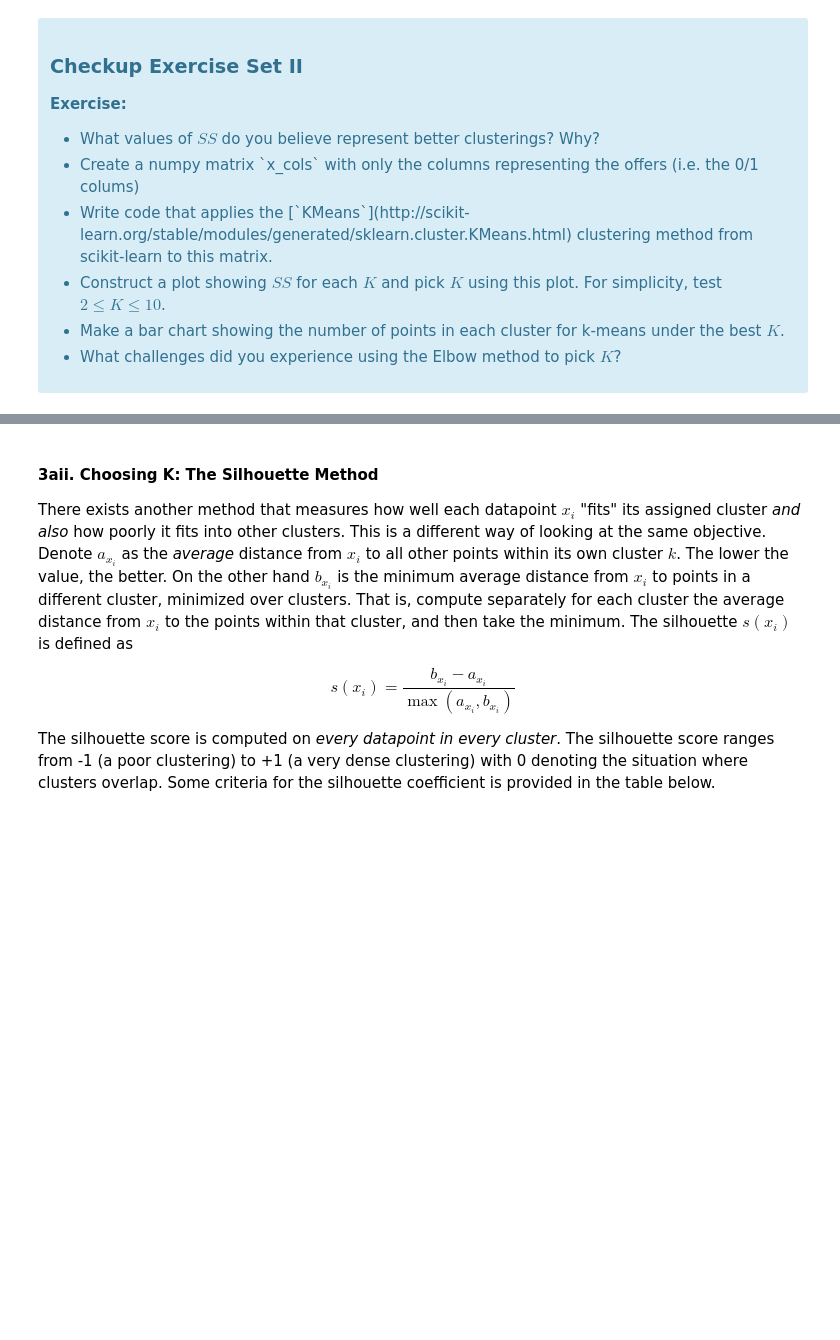
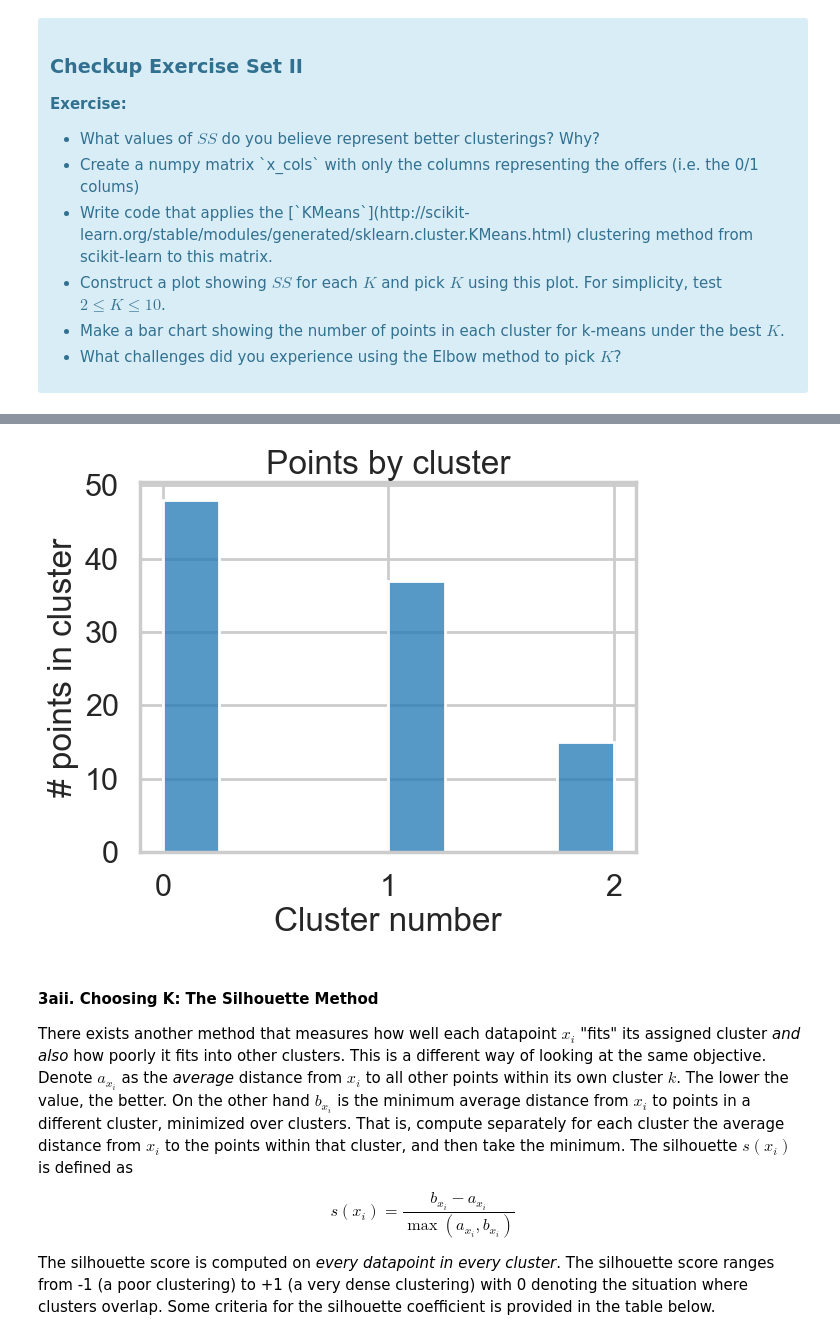
Before and after one commit to MsEM11/Clustering-Case-Study, a Jupyter notebook: Clustering Case Study - Customer Segmentation with K-Means - Tier 3.ipynb, the cells around one changed output, grey strips where cells are left out. Drawn from its saved outputs; the diff is of its cells as text; code cells hidden in the pictures; blank space fills up the shorter version.

```diff
--- a/Clustering Case Study - Customer Segmentation with K-Means - Tier 3.ipynb
+++ b/Clustering Case Study - Customer Segmentation with K-Means - Tier 3.ipynb
@@ -154,0 +159,11 @@ where $x_i$ is a point, $C_k$ represents cluster $k$ and $\mu_k$ is the centroid
+# %%
+kmeans = KMeans(n_clusters=3, n_init=20)
+kmeans.fit_transform(x_cols)
+sns.histplot(kmeans.labels_)
+plt.xticks([0,1,2])
+plt.xlabel('Cluster number')
+plt.ylabel('# points in cluster')
+plt.title('Points by cluster')
+plt.show()
+# %% [output]
+[figure, added]
```
Also changed, not shown: parts of 8 cells of this notebook.
